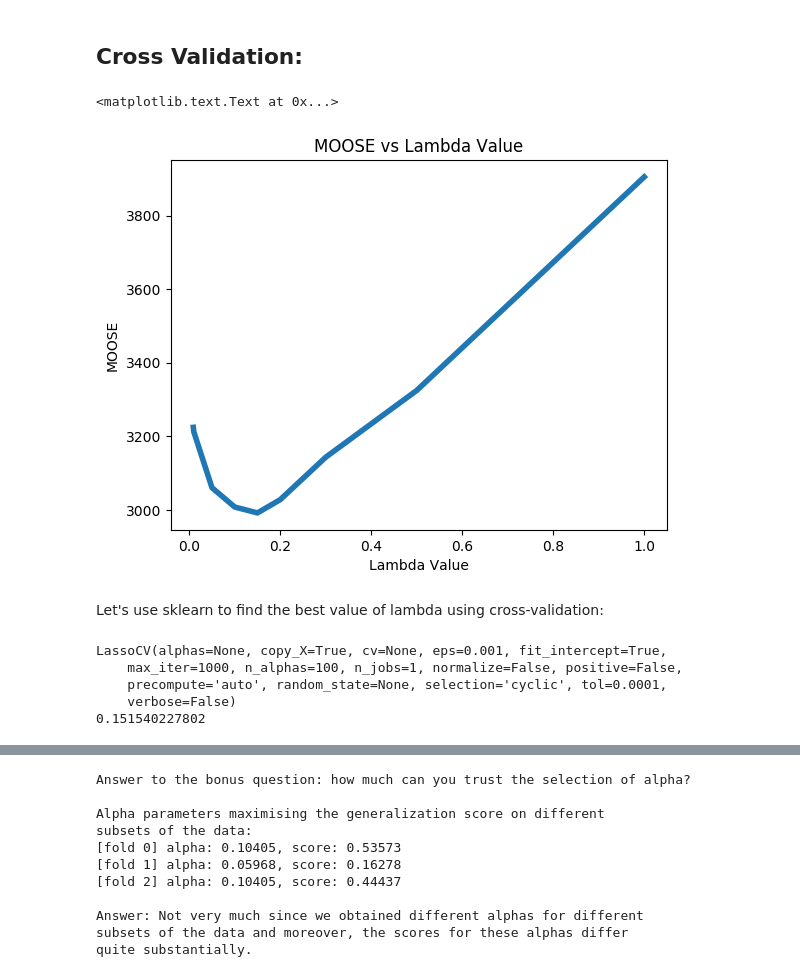
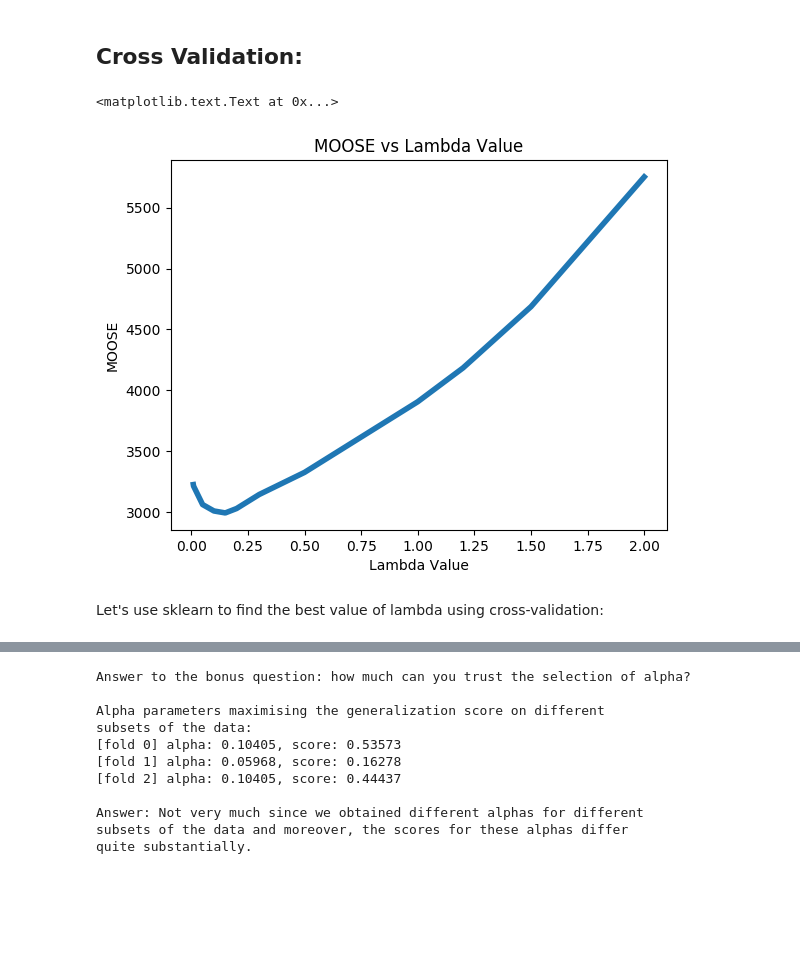
Before and after one commit to anvaribs/SDS385, a Jupyter notebook: exercises/exercises05/sparsity_notebook.ipynb, the cells around one changed output, grey strips where cells are left out. Saved outputs shown, nothing was run; the diff lists cells and outputs as text; code cells hidden in the pictures; blank space fills up the shorter version.

Commit message:
add 10-fold cv plots both using my func and sklearn

```diff
--- a/exercises/exercises05/sparsity_notebook.ipynb
+++ b/exercises/exercises05/sparsity_notebook.ipynb
@@ -501,36 +503,22 @@ def crossValLasso(X, y, lambdaval , fold = 10):
 # %%
 ## Test Cross Validation
 
-testLambdas = [9e-3, 1e-2, 5e-2, 0.1, 0.15, 0.2, 0.3, 0.5, 1]
+testLambdas = [9e-3, 1e-2, 5e-2, 0.1, 0.15, 0.2, 0.3, 0.5, 1, 1.2, 1.5, 2.]
 testLambdas.reverse()
 moose = []
 
 # 10-fold cross-validation
 for l in testLambdas:
     errs = crossValLasso(X, Y, l)
     thismoose = sum(errs) / len(errs)
     moose.append(thismoose)
 
 plt.plot(testLambdas, moose, linewidth=4.0)
 plt.xlabel("Lambda Value")
 plt.ylabel("MOOSE")
 plt.title("MOOSE vs Lambda Value")
 # %% [output]
 <matplotlib.text.Text at 0x...>
-[figure, old version]
+[figure, new version]
 # %% [markdown]
 Let's use sklearn to find the best value of lambda using cross-validation:
-# %%
-from sklearn import linear_model, datasets
-lasso = linear_model.LassoCV()
-
-X_diabetes, y_diabetes = load_data()
-print(lasso.fit(X_diabetes, y_diabetes))
-
-print(lasso.alpha_)
-# %% [output]
-LassoCV(alphas=None, copy_X=True, cv=None, eps=0.001, fit_intercept=True,
-    max_iter=1000, n_alphas=100, n_jobs=1, normalize=False, positive=False,
-    precompute='auto', random_state=None, selection='cyclic', tol=0.0001,
-    verbose=False)
-0.151540227802
```
Also changed, not shown: parts of 2 cells of this notebook.
